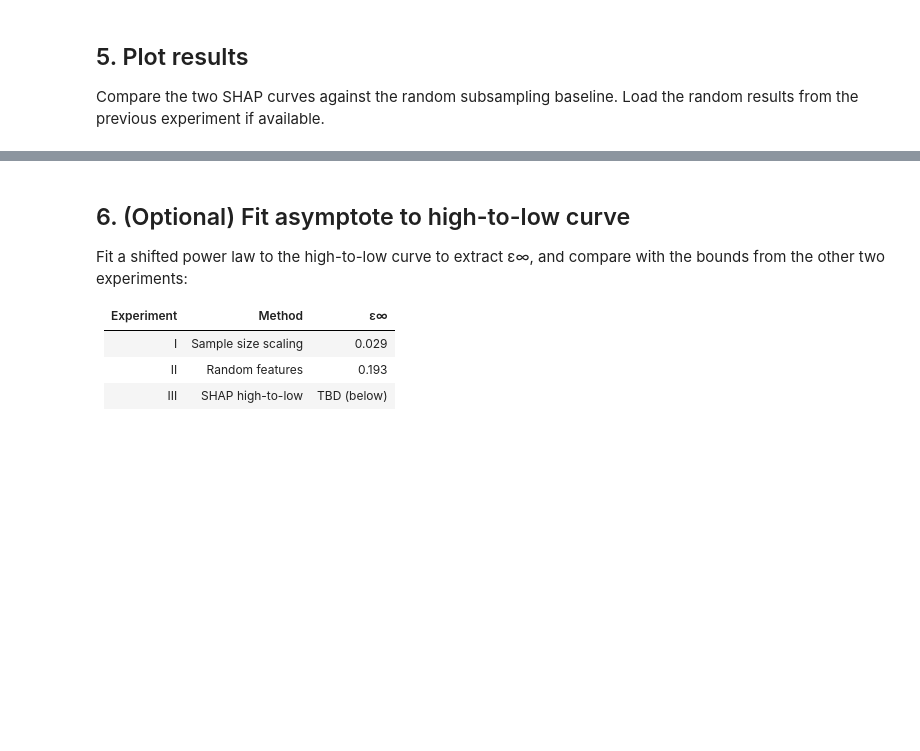
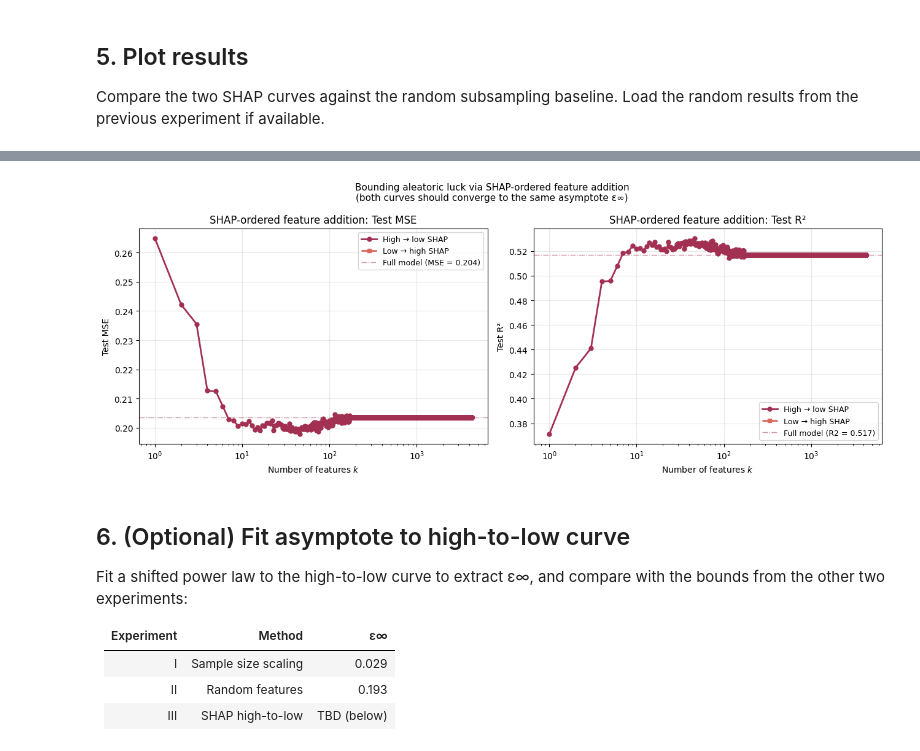
Before and after one commit to OxfordDemSci/aleatoric-luck, a Jupyter notebook: notebooks/xgboost_shap.ipynb, the cells around one changed output, grey strips where cells are left out. Saved outputs shown, nothing was run; the diff lists cells and outputs as text; code cells hidden in the pictures; blank space fills up the shorter version.

Commit message:
fixed indentation error in shap_experiment

```diff
--- a/notebooks/xgboost_shap.ipynb
+++ b/notebooks/xgboost_shap.ipynb
@@ -173,56 +175,82 @@ else:
 # %%
+# load results
+results = pd.read_csv("../outputs/shap_ordering_results.csv")
+
+df_htl = results.loc[results["direction"] == "high_to_low"].sort_values("k")
+df_lth = results.loc[results["direction"] == "low_to_high"].sort_values("k")
+
+k_max = results["k"].max()
+
+mse_full = results.loc[
+    (results["direction"] == "high_to_low") &
+    (results["k"] == k_max),
+    "mse"].iloc[0]
+
+r2_full = results.loc[
+    (results["direction"] == "high_to_low") &
+    (results["k"] == k_max),
+    "r2"].iloc[0]
+
+# optional: only keep if you actually have a random baseline file
+df_rand = None   # or load it if you have one
+
 fig, axes = plt.subplots(1, 2, figsize=(13, 5))
 
 colors = {
     "high_to_low": "#A23052",
     "low_to_high": "#DC695F",
-    "random":      "#AAAAAA",
+    "random": "#AAAAAA",
 }
 
 for ax, metric, ylabel in zip(axes, ["mse", "r2"], ["Test MSE", "Test R²"]):
 
-    # Random baseline
     if df_rand is not None:
-        rand_col = "mean_" + metric if "mean_" + metric in df_rand.columns else metric
+        rand_col = f"mean_{metric}" if f"mean_{metric}" in df_rand.columns else metric
         if rand_col in df_rand.columns:
-            ax.plot(df_rand["k"], df_rand[rand_col],
-                    color=colors["random"], linewidth=1.5,
-                    linestyle=":", marker="^", markersize=4,
-                    label="Random mean (Exp. II)", zorder=1)
+            ax.plot(
+                df_rand["k"], df_rand[rand_col],
+                color=colors["random"], linewidth=1.5,
+                linestyle=":", marker="^", markersize=4,
+                label="Random mean (Exp. II)", zorder=1
+            )
 
-    # High-to-low
-    ax.plot(df_htl["k"], df_htl[metric],
-            color=colors["high_to_low"], linewidth=2,
-            marker="o", markersize=5,
-            label="High → low SHAP", zorder=3)
+    ax.plot(
+        df_htl["k"], df_htl[metric],
+        color=colors["high_to_low"], linewidth=2,
+        marker="o", markersize=5,
+        label="High → low SHAP", zorder=3
+    )
 
-    # Low-to-high
-    ax.plot(df_lth["k"], df_lth[metric],
-            color=colors["low_to_high"], linewidth=2,
-            linestyle="--", marker="s", markersize=5,
-            label="Low → high SHAP", zorder=2)
+    ax.plot(
+        df_lth["k"], df_lth[metric],
+        color=colors["low_to_high"], linewidth=2,
+        linestyle="--", marker="s", markersize=5,
+        label="Low → high SHAP", zorder=2
+    )
 
-    # Mark the full-model value
     val_full = mse_full if metric == "mse" else r2_full
-    ax.axhline(val_full, color="#A23052", linewidth=1,
-               linestyle="-.", alpha=0.5, label=f"Full model ({metric.upper()} = {val_full:.3f})")
+    ax.axhline(
+        val_full, color="#A23052", linewidth=1,
+        linestyle="-.", alpha=0.5,
+        label=f"Full model ({metric.upper()} = {val_full:.3f})"
+    )
 
     ax.set_xscale("log")
     ax.set_xlabel("Number of features $k$")
     ax.set_ylabel(ylabel)
     ax.legend(fontsize=9)
     ax.grid(True, alpha=0.3)
     ax.set_title(f"SHAP-ordered feature addition: {ylabel}")
 
 plt.suptitle(
     "Bounding aleatoric luck via SHAP-ordered feature addition\n"
     "(both curves should converge to the same asymptote ε∞)",
     fontsize=11
 )
 plt.tight_layout()
-plt.savefig("../outputs/shap_ordering.png", dpi=150, bbox_inches="tight")
 plt.show()
-print("Figure saved to ../outputs/shap_ordering.png")
+# %% [output]
+[figure, added]
 # %% [markdown]
 ## 6. (Optional) Fit asymptote to high-to-low curve
 
```
Also changed, not shown: parts of 3 cells of this notebook, 2 other files.
